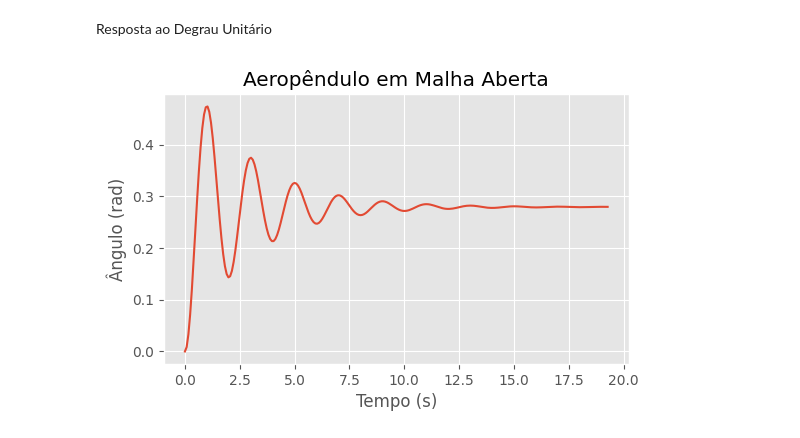
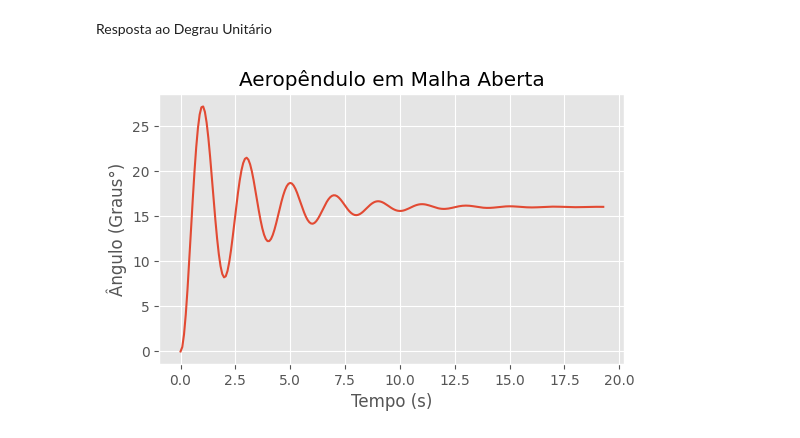
Before and after one commit to raphateixeira/LabVirtual, a Jupyter notebook: simulacao_modelagem_aeropendulo/Modelagem_matematica_do_aeropendulo.ipynb, the cells around one changed output. Drawn from its saved outputs; the diff is of its cells as text; code cells hidden in the pictures.

```diff
--- a/simulacao_modelagem_aeropendulo/Modelagem_matematica_do_aeropendulo.ipynb
+++ b/simulacao_modelagem_aeropendulo/Modelagem_matematica_do_aeropendulo.ipynb
@@ -211,11 +212,11 @@ Resposta ao Degrau Unitário
 # %%
 t, yout = ct.step_response(Gs)
 
 fig, ax = plt.subplots(figsize=(6, 3.5))
 ax.set_title("Aeropêndulo em Malha Aberta")
-ax.set_ylabel("Ângulo (rad)")
+ax.set_ylabel("Ângulo (Graus°)")
 ax.set_xlabel("Tempo (s)")
-ax.plot(t, yout)
+ax.plot(t, np.rad2deg(yout))
 plt.show()
 # %% [output]
-[figure, old version]
+[figure, new version]
```
Also changed, not shown: parts of 3 cells of this notebook, 5 other files.
